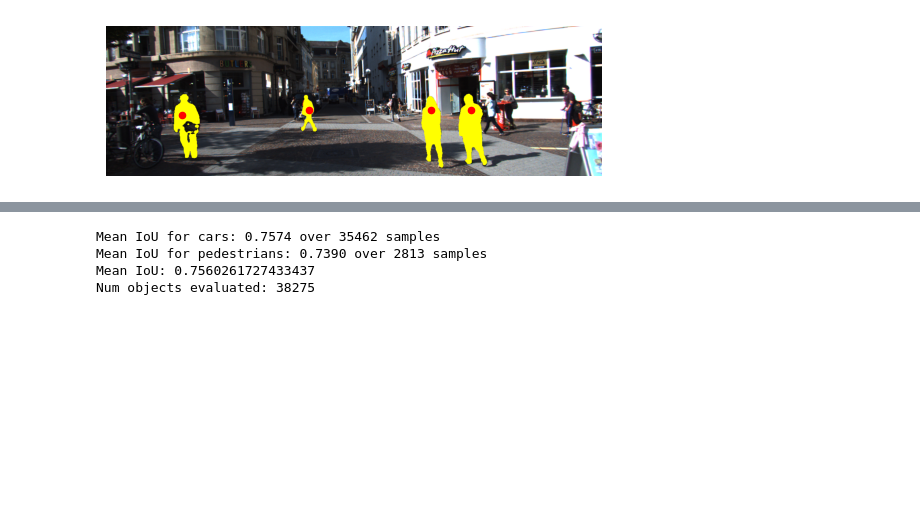
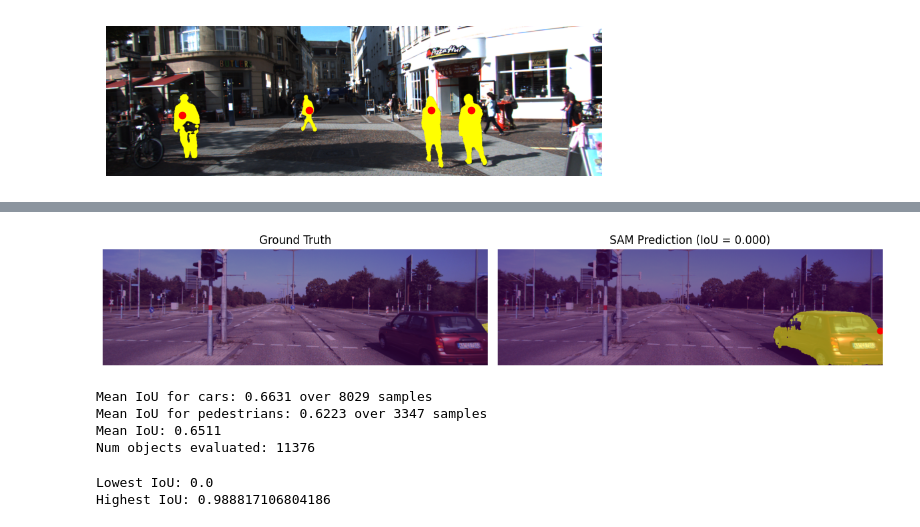
Before and after one commit to adriangt2001/C5-Project, a Jupyter notebook: Week2/notebooks/task_a.ipynb, the cells around one changed output, grey strips where cells are left out. Drawn from its saved outputs; the diff is of its cells as text; code cells hidden in the pictures; blank space fills up the shorter version.

```diff
--- a/Week2/notebooks/task_a.ipynb
+++ b/Week2/notebooks/task_a.ipynb
@@ -286,13 +319,45 @@ for i in tqdm(range(len(dataset))):
+# %%
+img, gt, pred, point = worst_sample
+
+plt.figure(figsize=(12,5))
+
+# Ground truth
+plt.subplot(1,2,1)
+plt.title(f"Ground Truth")
+plt.imshow(img)
+plt.imshow(gt, alpha=0.5)
+plt.axis("off")
+
+# Prediction
+plt.subplot(1,2,2)
+plt.title(f"SAM Prediction (IoU = {worst_iou:.3f})")
+plt.imshow(img)
+plt.imshow(pred, alpha=0.59)
+plt.scatter(point[0], point[1], c="red", s=40)
+plt.axis("off")
+
+plt.tight_layout()
+plt.show()
+# %% [output]
+[figure, added]
 # %%
-mean_iou = np.mean(ious)
-
 print(f"Mean IoU for cars: {np.mean(car_ious):.4f} over {len(car_ious)} samples")
 print(f"Mean IoU for pedestrians: {np.mean(pedestrian_ious):.4f} over {len(pedestrian_ious)} samples")
-
-print("Mean IoU:", mean_iou)
-print("Num objects evaluated:", len(ious))
+print(f"Mean IoU: {np.mean(ious):.4f}")
+print(f"Num objects evaluated: {len(ious)}")
 # %% [output]
-Mean IoU for cars: 0.7574 over 35462 samples
-Mean IoU for pedestrians: 0.7390 over 2813 samples
-Mean IoU: 0.7560261727433437
-Num objects evaluated: 38275
+Mean IoU for cars: 0.6631 over 8029 samples
+Mean IoU for pedestrians: 0.6223 over 3347 samples
+Mean IoU: 0.6511
+Num objects evaluated: 11376
+# %%
+import numpy as np
+
+min_iou = np.min(ious)
+max_iou = np.max(ious)
+
+print("Lowest IoU:", min_iou)
+print("Highest IoU:", max_iou)
+# %% [output]
+Lowest IoU: 0.0
+Highest IoU: 0.988817106804186
```
Also changed, not shown: parts of 7 cells of this notebook, 6 other files.
